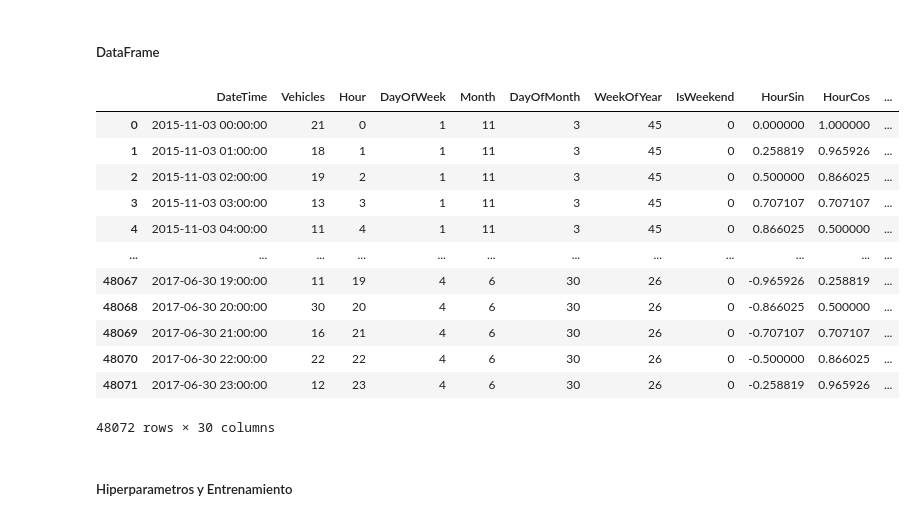
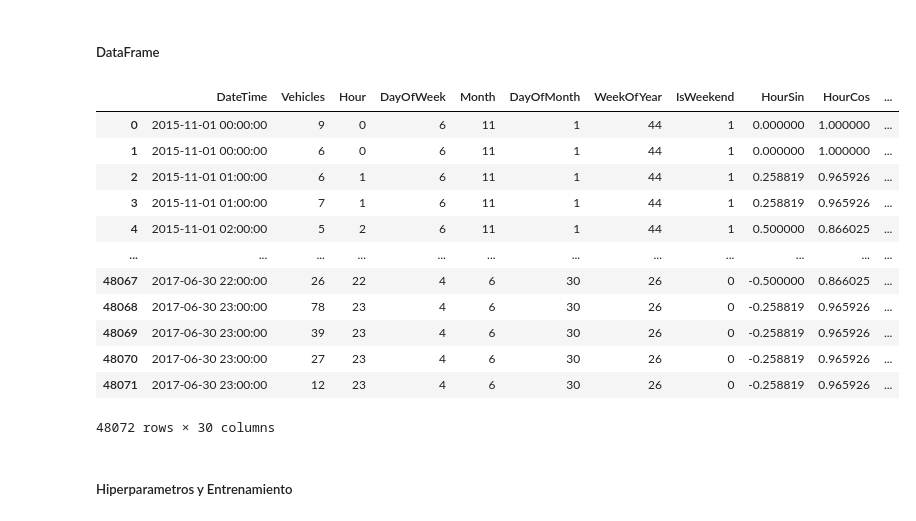
Before and after one commit to nicocaliman/PROYECTO-FINAL-SI, a Jupyter notebook: LightGBM.ipynb, the cells around one changed output. Drawn from its saved outputs; the diff is of its cells as text; code cells hidden in the pictures.

```diff
--- a/LightGBM.ipynb
+++ b/LightGBM.ipynb
@@ -78,48 +78,48 @@ for w in [3, 6, 12, 24]:
     nuevoDataFrame[f'Roll_std_{w}'] = dataFrame['Vehicles'].shift(1).rolling(w).std()
 
 '''
-Eliminamos las columnas donde faltan valores y la columnda de IDs
+Eliminamos las columnas donde faltan valores y la columnda de IDs, y ordenamos por fecha
 '''
 
 nuevoDataFrame = nuevoDataFrame.dropna().reset_index(drop = True)
 nuevoDataFrame.drop(['ID'], axis = 1, inplace = True)
-
+nuevoDataFrame = nuevoDataFrame.sort_values('DateTime').reset_index(drop = True)
 
 '''
 Aplicamos One-Hot Encoding a la columna 'Junction'
     - Se elimina un valor porque la codificacion 000...000 hace referencia al valor restante que se elimina
 '''
 
 oneHotEncoder = OneHotEncoder(drop = 'first')
 oneHotEncoderFit = oneHotEncoder.fit(nuevoDataFrame['Junction'].values.reshape(-1, 1))
 junctionEncoded = oneHotEncoderFit.transform(nuevoDataFrame['Junction'].values.reshape(-1, 1)).toarray()
 
 ini = nuevoDataFrame['Junction'].min()
 fin = nuevoDataFrame['Junction'].max()
 
 nuevasJunctions = []
 for idx in range(ini + 1, fin + 1): nuevasJunctions.append(F'Junction_{idx}')
 
 nuevoDataFrame[nuevasJunctions] = junctionEncoded
 nuevoDataFrame.drop(['Junction'], axis = 1, inplace = True)
 
 '''
 Mostrar las columnas del dataset
 '''
 
 nuevoDataFrame
 # %% [output]
 |  | DateTime | Vehicles | Hour | DayOfWeek | Month | DayOfMonth | WeekOfYear | IsWeekend | HourSin | HourCos | ... |
-| 0 | 2015-11-03 00:00:00 | 21 | 0 | 1 | 11 | 3 | 45 | 0 | 0.000000 | 1.000000 | ... |
-| 1 | 2015-11-03 01:00:00 | 18 | 1 | 1 | 11 | 3 | 45 | 0 | 0.258819 | 0.965926 | ... |
-| 2 | 2015-11-03 02:00:00 | 19 | 2 | 1 | 11 | 3 | 45 | 0 | 0.500000 | 0.866025 | ... |
-| 3 | 2015-11-03 03:00:00 | 13 | 3 | 1 | 11 | 3 | 45 | 0 | 0.707107 | 0.707107 | ... |
-| 4 | 2015-11-03 04:00:00 | 11 | 4 | 1 | 11 | 3 | 45 | 0 | 0.866025 | 0.500000 | ... |
+| 0 | 2015-11-01 00:00:00 | 9 | 0 | 6 | 11 | 1 | 44 | 1 | 0.000000 | 1.000000 | ... |
+| 1 | 2015-11-01 00:00:00 | 6 | 0 | 6 | 11 | 1 | 44 | 1 | 0.000000 | 1.000000 | ... |
+| 2 | 2015-11-01 01:00:00 | 6 | 1 | 6 | 11 | 1 | 44 | 1 | 0.258819 | 0.965926 | ... |
+| 3 | 2015-11-01 01:00:00 | 7 | 1 | 6 | 11 | 1 | 44 | 1 | 0.258819 | 0.965926 | ... |
+| 4 | 2015-11-01 02:00:00 | 5 | 2 | 6 | 11 | 1 | 44 | 1 | 0.500000 | 0.866025 | ... |
 | ... | ... | ... | ... | ... | ... | ... | ... | ... | ... | ... | ... |
-| 48067 | 2017-06-30 19:00:00 | 11 | 19 | 4 | 6 | 30 | 26 | 0 | -0.965926 | 0.258819 | ... |
-| 48068 | 2017-06-30 20:00:00 | 30 | 20 | 4 | 6 | 30 | 26 | 0 | -0.866025 | 0.500000 | ... |
-| 48069 | 2017-06-30 21:00:00 | 16 | 21 | 4 | 6 | 30 | 26 | 0 | -0.707107 | 0.707107 | ... |
-| 48070 | 2017-06-30 22:00:00 | 22 | 22 | 4 | 6 | 30 | 26 | 0 | -0.500000 | 0.866025 | ... |
+| 48067 | 2017-06-30 22:00:00 | 26 | 22 | 4 | 6 | 30 | 26 | 0 | -0.500000 | 0.866025 | ... |
+| 48068 | 2017-06-30 23:00:00 | 78 | 23 | 4 | 6 | 30 | 26 | 0 | -0.258819 | 0.965926 | ... |
+| 48069 | 2017-06-30 23:00:00 | 39 | 23 | 4 | 6 | 30 | 26 | 0 | -0.258819 | 0.965926 | ... |
+| 48070 | 2017-06-30 23:00:00 | 27 | 23 | 4 | 6 | 30 | 26 | 0 | -0.258819 | 0.965926 | ... |
 | 48071 | 2017-06-30 23:00:00 | 12 | 23 | 4 | 6 | 30 | 26 | 0 | -0.258819 | 0.965926 | ... |
 48072 rows × 30 columns
 # %% [markdown]
```
Also changed, not shown: parts of 2 cells of this notebook.
